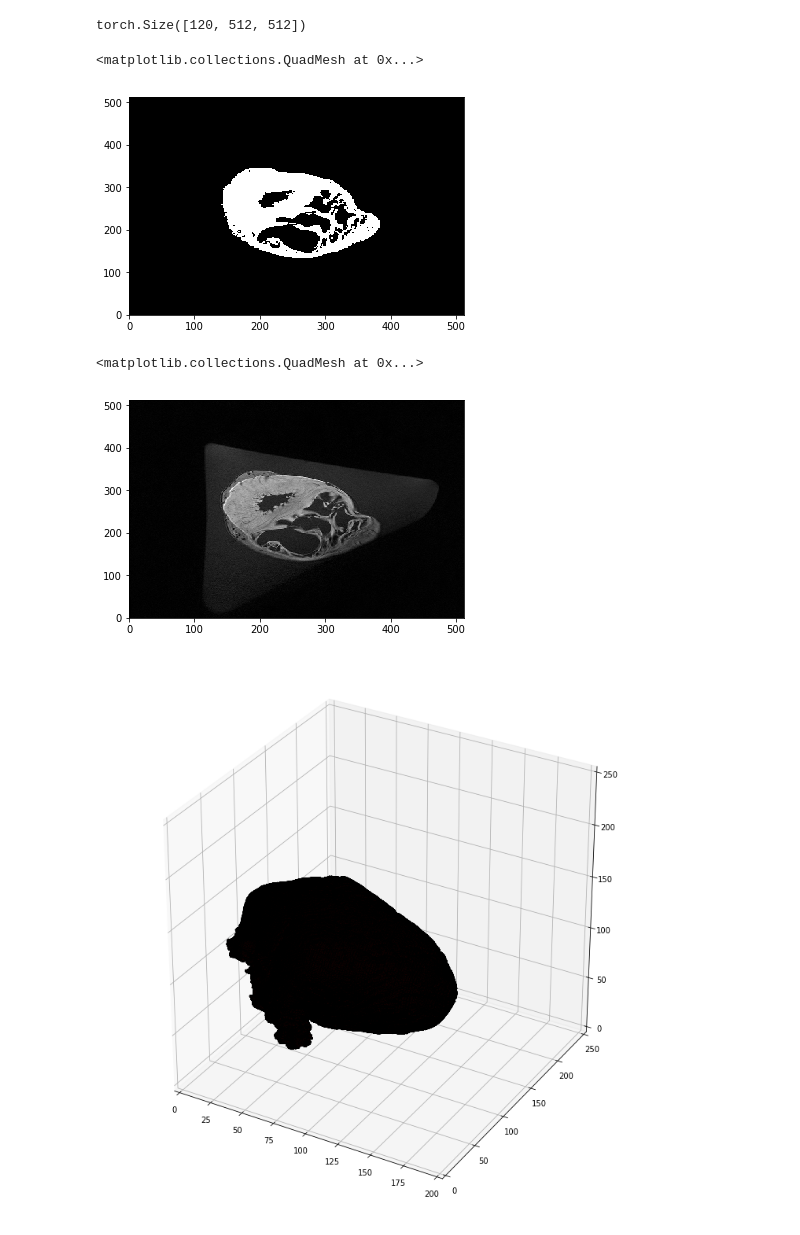
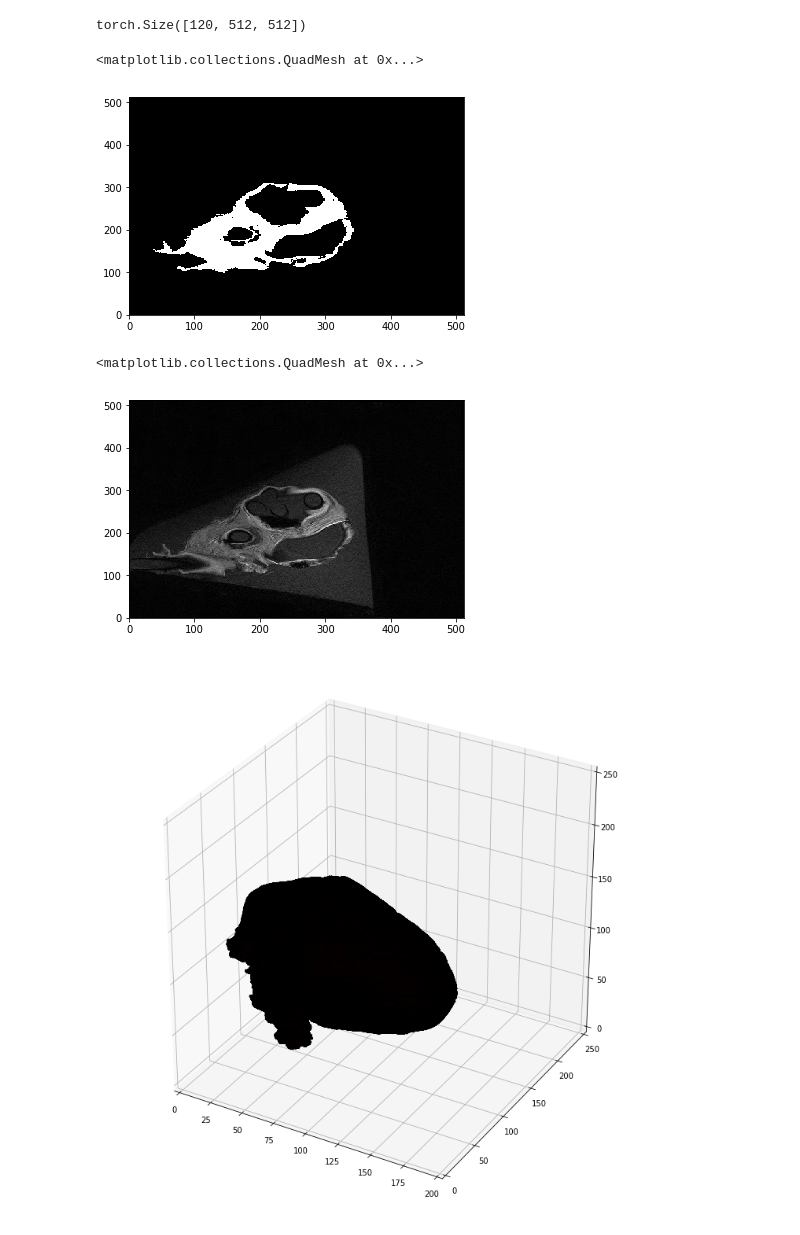
Before and after one commit to alexdeakyne/MRI_Seg, a Jupyter notebook: MRI_Train.ipynb, the cells around one changed output. Saved outputs shown, nothing was run; the diff lists cells and outputs as text; code cells hidden in the pictures.

```diff
--- a/MRI_Train.ipynb
+++ b/MRI_Train.ipynb
@@ -206,19 +206,19 @@ np.shape(res)
 torch.Size([120, 512, 512])
 # %%
 plt.set_cmap(plt.gray())
-plt.pcolormesh(res[80, :, :])
+plt.pcolormesh(res[20, :, :])
 # %% [output]
 <matplotlib.collections.QuadMesh at 0x...>
-[figure, old version]
+[figure, new version]
 # %%
 scan_slices = sorted([i for i in Path(PATH / 'HH0315' / 'Raw').ls()])
-dc = dicom.read_file(str(scan_slices[80]))
+dc = dicom.read_file(str(scan_slices[20]))
 ar = dc.pixel_array
 plt.set_cmap(plt.gray())
 plt.pcolormesh(ar)
 # %% [output]
 <matplotlib.collections.QuadMesh at 0x...>
-[figure, old version]
+[figure, new version]
 # %%
 save_3d_model(PATH, val_names[1], dc_eval, classes=['background', 'Heart'], spacing=[0.5, 0.5, 0.5])
 # %% [output]
```
